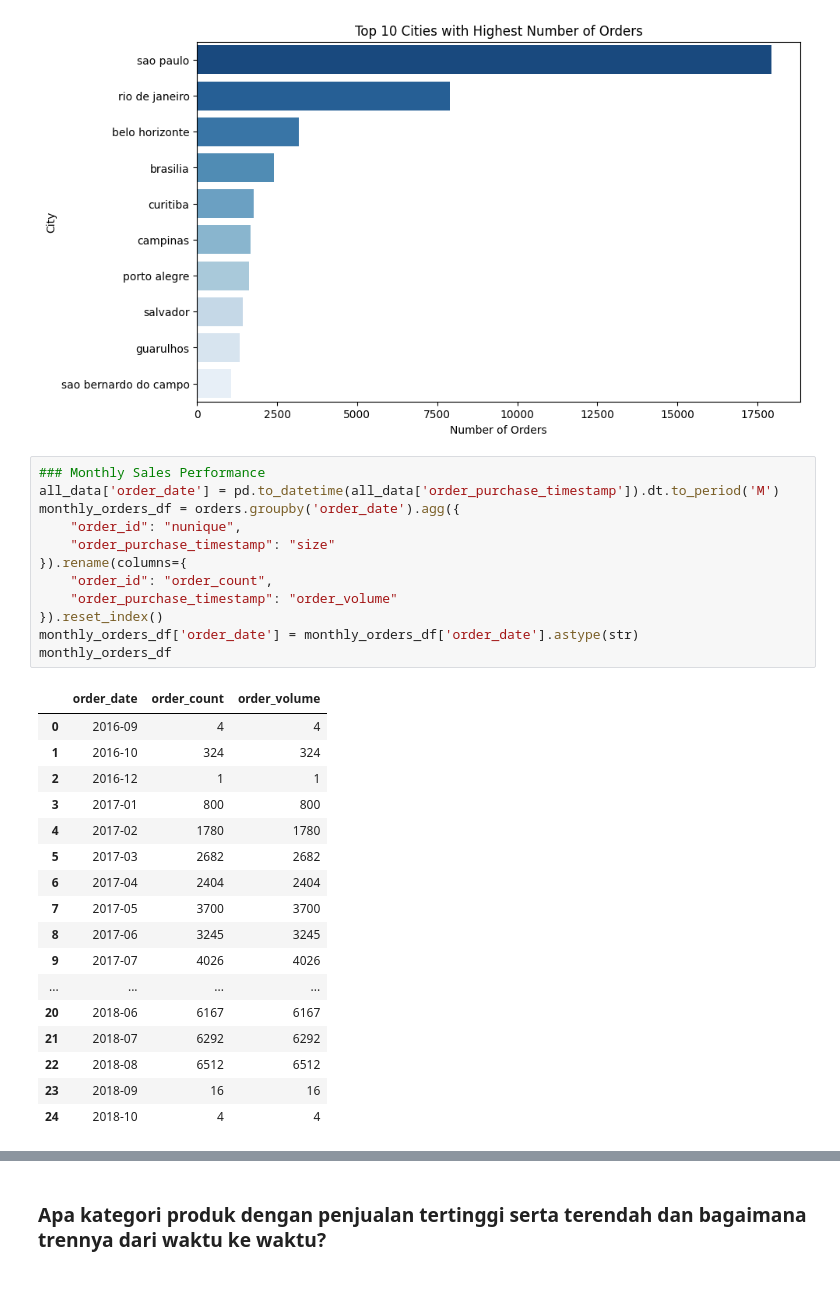
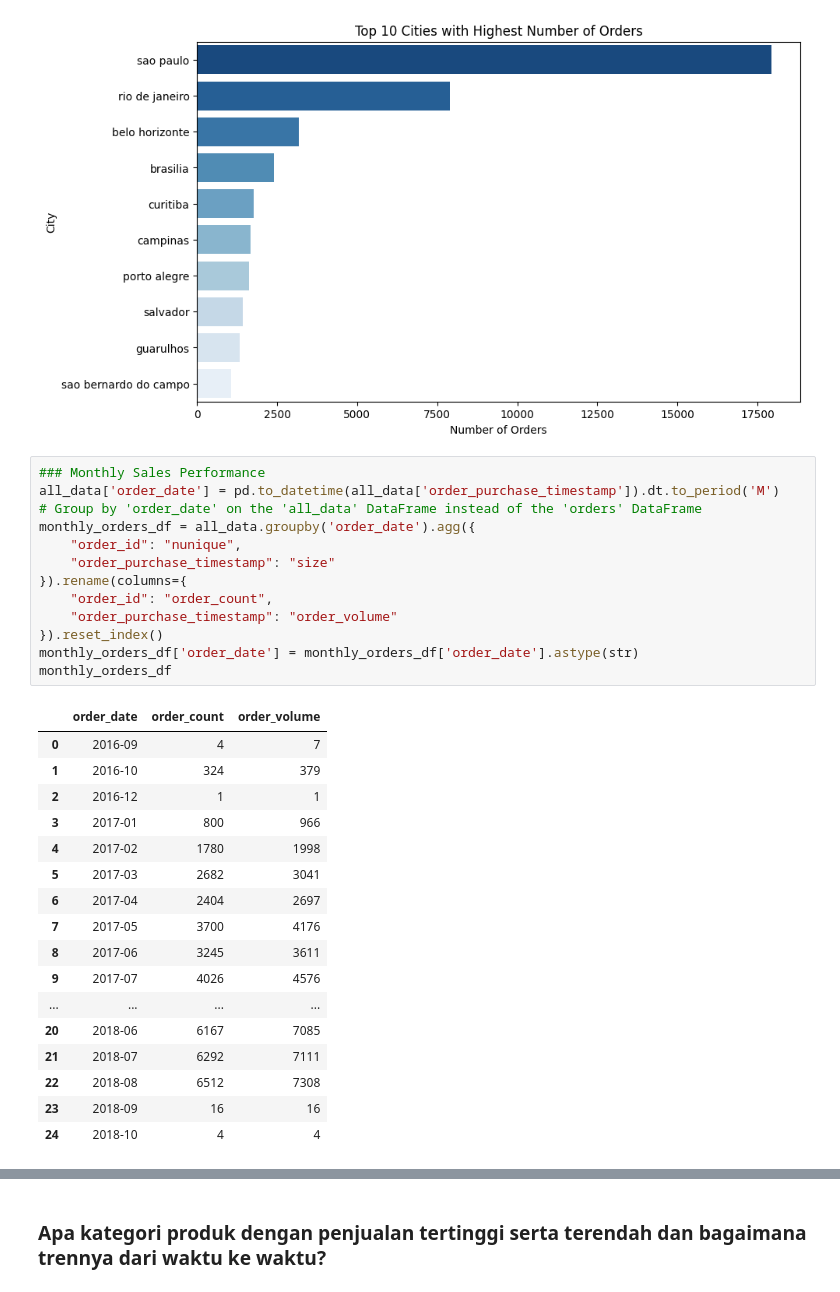
Before and after one commit to raniiirf/submission, a Jupyter notebook: Proyek_Analisis_Data_Maharani_Rizki_F_MC011D5X1270.ipynb, the cells around one changed output, grey strips where cells are left out. Cells and saved outputs as stored; diff of their text form.

```diff
--- a/Proyek_Analisis_Data_Maharani_Rizki_F_MC011D5X1270.ipynb
+++ b/Proyek_Analisis_Data_Maharani_Rizki_F_MC011D5X1270.ipynb
@@ -790,31 +789,32 @@ Passing `palette` without assigning `hue` is deprecated and will be removed in v
 # %%
 ### Monthly Sales Performance
 all_data['order_date'] = pd.to_datetime(all_data['order_purchase_timestamp']).dt.to_period('M')
-monthly_orders_df = orders.groupby('order_date').agg({
+# Group by 'order_date' on the 'all_data' DataFrame instead of the 'orders' DataFrame
+monthly_orders_df = all_data.groupby('order_date').agg({
     "order_id": "nunique",
     "order_purchase_timestamp": "size"
 }).rename(columns={
     "order_id": "order_count",
     "order_purchase_timestamp": "order_volume"
 }).reset_index()
 monthly_orders_df['order_date'] = monthly_orders_df['order_date'].astype(str)
 monthly_orders_df
 # %% [output]
 |  | order_date | order_count | order_volume |
-| 0 | 2016-09 | 4 | 4 |
-| 1 | 2016-10 | 324 | 324 |
+| 0 | 2016-09 | 4 | 7 |
+| 1 | 2016-10 | 324 | 379 |
 | 2 | 2016-12 | 1 | 1 |
-| 3 | 2017-01 | 800 | 800 |
-| 4 | 2017-02 | 1780 | 1780 |
-| 5 | 2017-03 | 2682 | 2682 |
-| 6 | 2017-04 | 2404 | 2404 |
-| 7 | 2017-05 | 3700 | 3700 |
-| 8 | 2017-06 | 3245 | 3245 |
-| 9 | 2017-07 | 4026 | 4026 |
+| 3 | 2017-01 | 800 | 966 |
+| 4 | 2017-02 | 1780 | 1998 |
+| 5 | 2017-03 | 2682 | 3041 |
+| 6 | 2017-04 | 2404 | 2697 |
+| 7 | 2017-05 | 3700 | 4176 |
+| 8 | 2017-06 | 3245 | 3611 |
+| 9 | 2017-07 | 4026 | 4576 |
 | ... | ... | ... | ... |
-| 20 | 2018-06 | 6167 | 6167 |
-| 21 | 2018-07 | 6292 | 6292 |
-| 22 | 2018-08 | 6512 | 6512 |
+| 20 | 2018-06 | 6167 | 7085 |
+| 21 | 2018-07 | 6292 | 7111 |
+| 22 | 2018-08 | 6512 | 7308 |
 | 23 | 2018-09 | 16 | 16 |
 | 24 | 2018-10 | 4 | 4 |
 # %%
```
Also changed, not shown: parts of 15 cells of this notebook, 2 other files.
